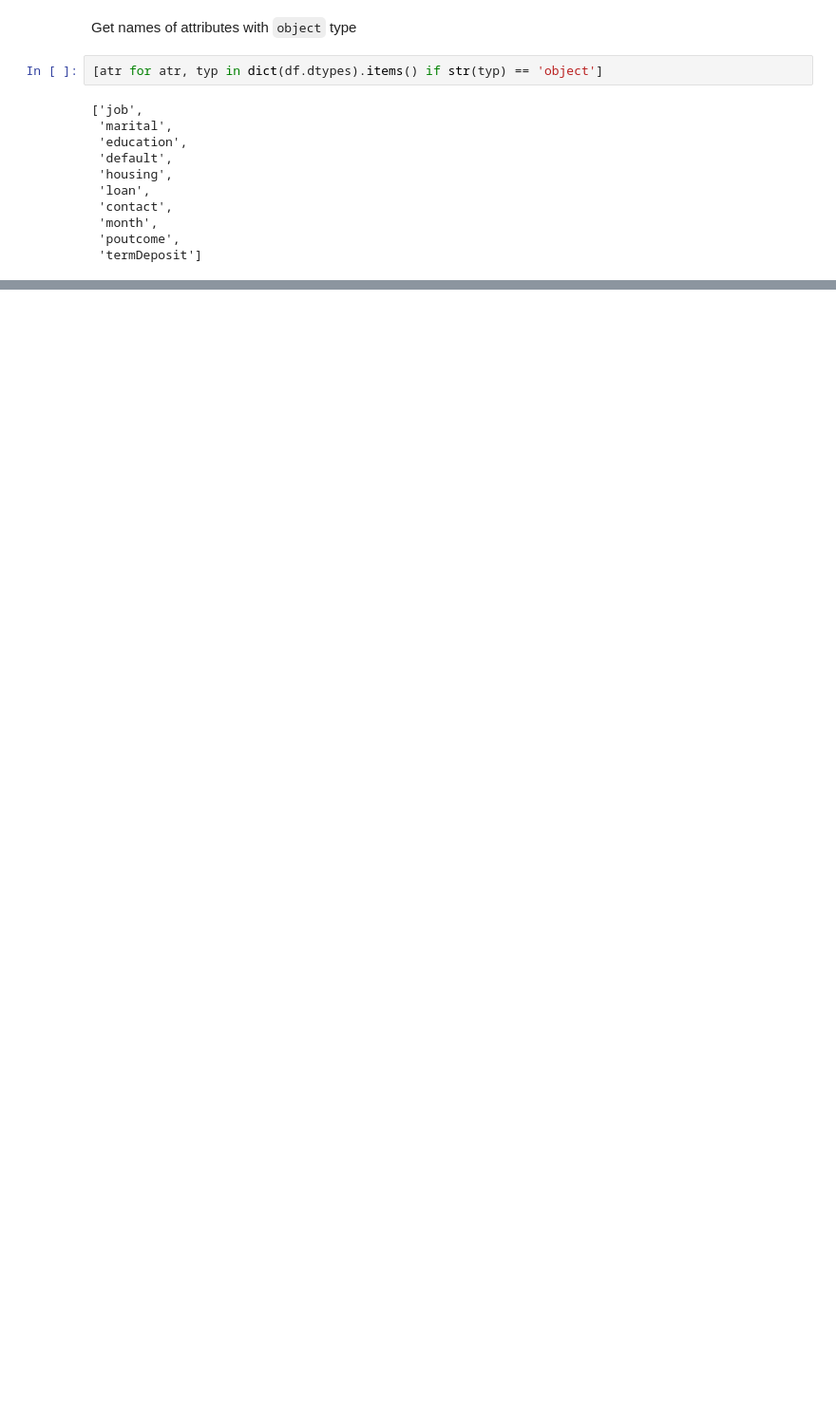
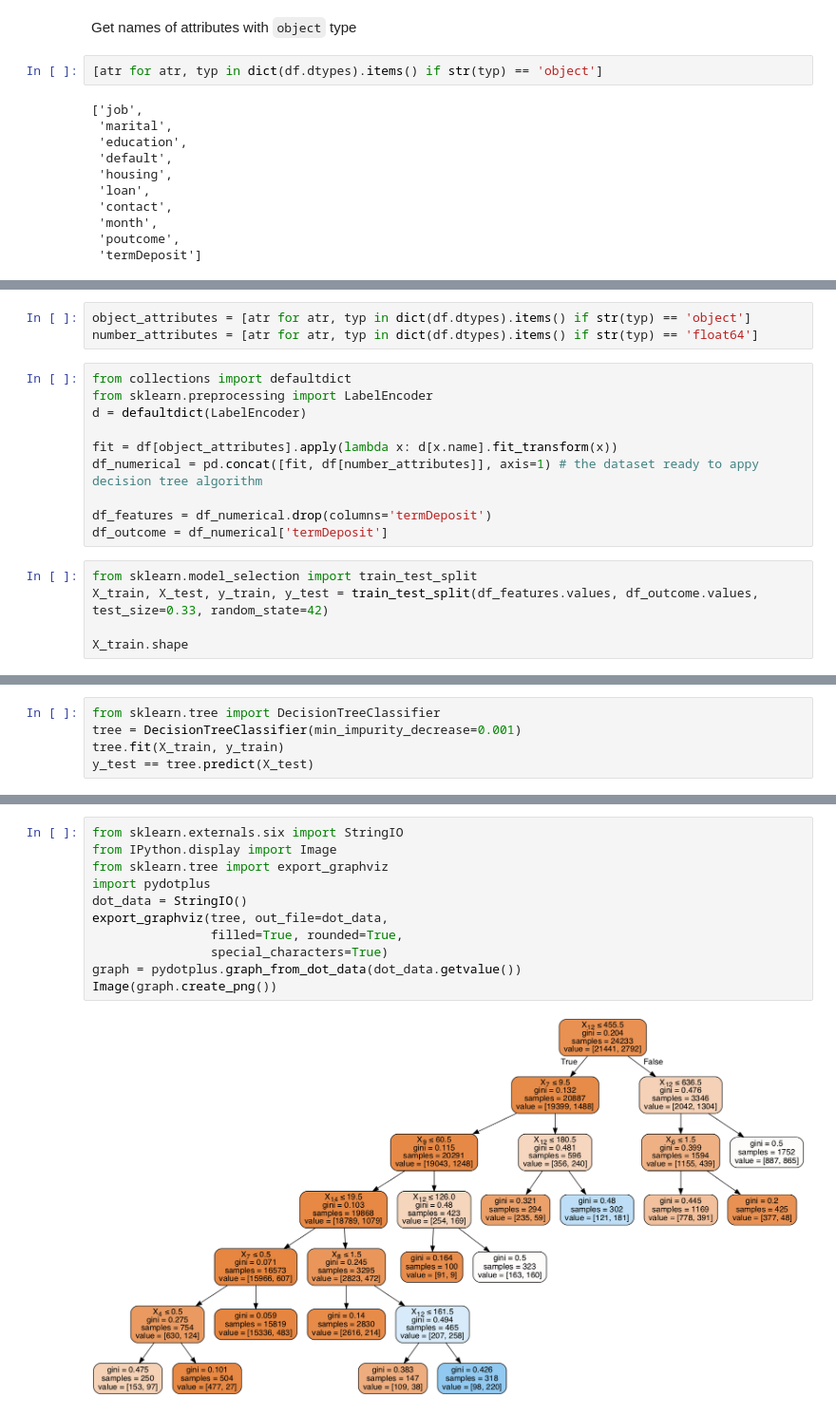
Before and after one commit to artemii-yanushevskyi/Data-Mining-Coursework, a Jupyter notebook: Data Mining Notes.ipynb, the cells around one changed output, grey strips where cells are left out. Shown at 95% size. Saved outputs shown, nothing was run; the diff lists cells and outputs as text; blank space fills up the shorter version.

Commit message:
decision tree with minimum split value

```diff
--- a/Data Mining Notes.ipynb
+++ b/Data Mining Notes.ipynb
@@ -221,0 +267,18 @@
+# %%
+object_attributes = [atr for atr, typ in dict(df.dtypes).items() if str(typ) == 'object']
+number_attributes = [atr for atr, typ in dict(df.dtypes).items() if str(typ) == 'float64']
+# %%
+from collections import defaultdict
+from sklearn.preprocessing import LabelEncoder
+d = defaultdict(LabelEncoder)
+
+fit = df[object_attributes].apply(lambda x: d[x.name].fit_transform(x))
+df_numerical = pd.concat([fit, df[number_attributes]], axis=1) # the dataset ready to appy decision tree algorithm
+
+df_features = df_numerical.drop(columns='termDeposit')
+df_outcome = df_numerical['termDeposit']
+# %%
+from sklearn.model_selection import train_test_split
+X_train, X_test, y_train, y_test = train_test_split(df_features.values, df_outcome.values, test_size=0.33, random_state=42)
+
+X_train.shape
@@ -221,0 +287,5 @@
+# %%
+from sklearn.tree import DecisionTreeClassifier
+tree = DecisionTreeClassifier(min_impurity_decrease=0.001)
+tree.fit(X_train, y_train)
+y_test == tree.predict(X_test)
@@ -221,0 +303,13 @@
+# %%
+from sklearn.externals.six import StringIO
+from IPython.display import Image
+from sklearn.tree import export_graphviz
+import pydotplus
+dot_data = StringIO()
+export_graphviz(tree, out_file=dot_data,
+                filled=True, rounded=True,
+                special_characters=True)
+graph = pydotplus.graph_from_dot_data(dot_data.getvalue())
+Image(graph.create_png())
+# %% [output]
+[figure, added]
```
Also changed, not shown: parts of 7 cells of this notebook.
